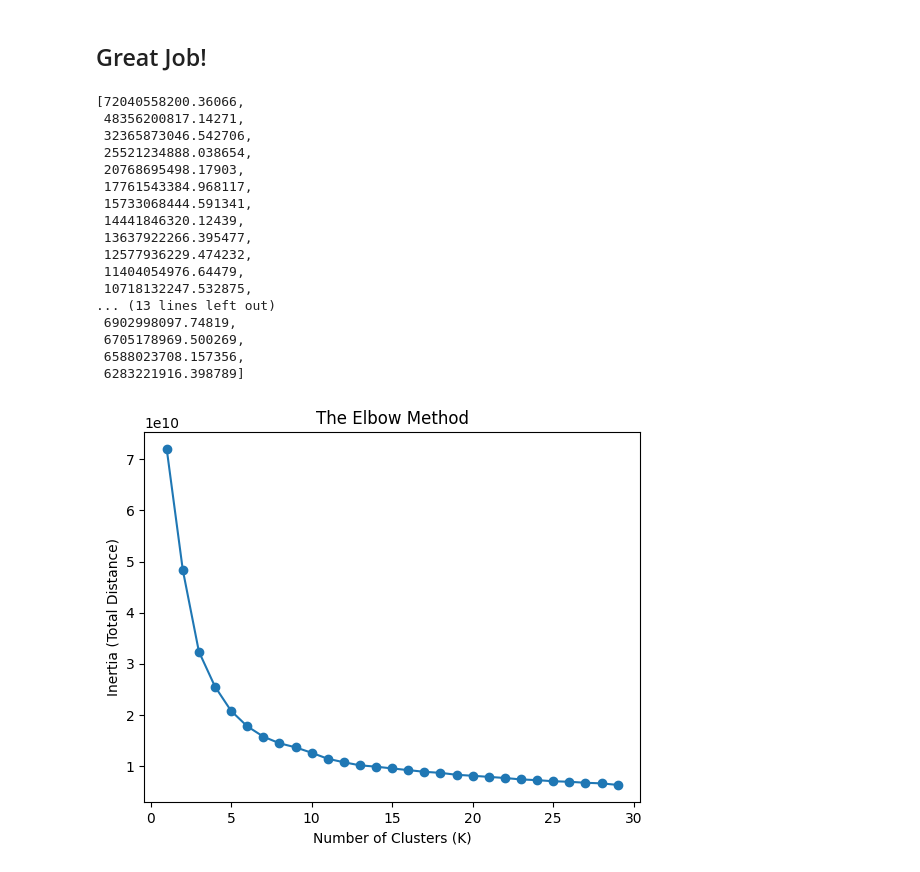
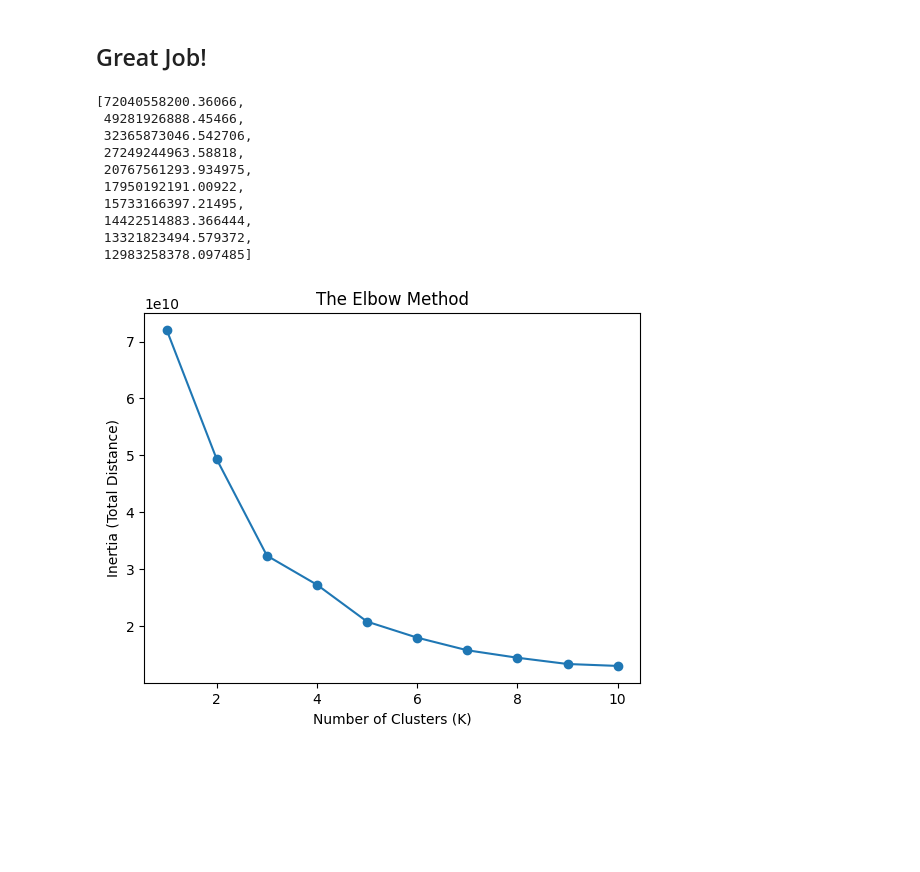
Before and after one commit to Mamun-75/Machine-Learning-Projects, a Jupyter notebook: K_Means_Clustering_Project on University data.ipynb, the cells around one changed output. Drawn from its saved outputs; the diff is of its cells as text; code cells hidden in the pictures; blank space fills up the shorter version.

```diff
--- a/K_Means_Clustering_Project on University data.ipynb
+++ b/K_Means_Clustering_Project on University data.ipynb
@@ -265,8 +265,8 @@ weighted avg       0.76      0.78      0.75       777
 # %%
 inertias = []
 
-for i in range(1, 30):
-    kmeans = KMeans(n_clusters=i, random_state=101)
+for i in range(1, 11):
+    kmeans = KMeans(n_clusters=i)
 
     kmeans.fit(df.drop('Private',axis = 1) )
 
@@ -275,27 +275,20 @@ for i in range(1, 30):
 inertias
 # %% [output]
 [72040558200.36066,
- 48356200817.14271,
+ 49281926888.45466,
  32365873046.542706,
- 25521234888.038654,
- 20768695498.17903,
- 17761543384.968117,
- 15733068444.591341,
- 14441846320.12439,
- 13637922266.395477,
- 12577936229.474232,
- 11404054976.64479,
- 10718132247.532875,
-... (13 lines left out)
- 6902998097.74819,
- 6705178969.500269,
- 6588023708.157356,
- 6283221916.398789]
+ 27249244963.58818,
+ 20767561293.934975,
+ 17950192191.00922,
+ 15733166397.21495,
+ 14422514883.366444,
+ 13321823494.579372,
+ 12983258378.097485]
 # %%
-plt.plot(range(1, 30), inertias, marker='o')
+plt.plot(range(1, 11), inertias, marker='o')
 plt.title('The Elbow Method')
 plt.xlabel('Number of Clusters (K)')
 plt.ylabel('Inertia (Total Distance)')
 plt.show()
 # %% [output]
-[figure, old version]
+[figure, new version]
```
Also changed, not shown: parts of 3 cells of this notebook.
